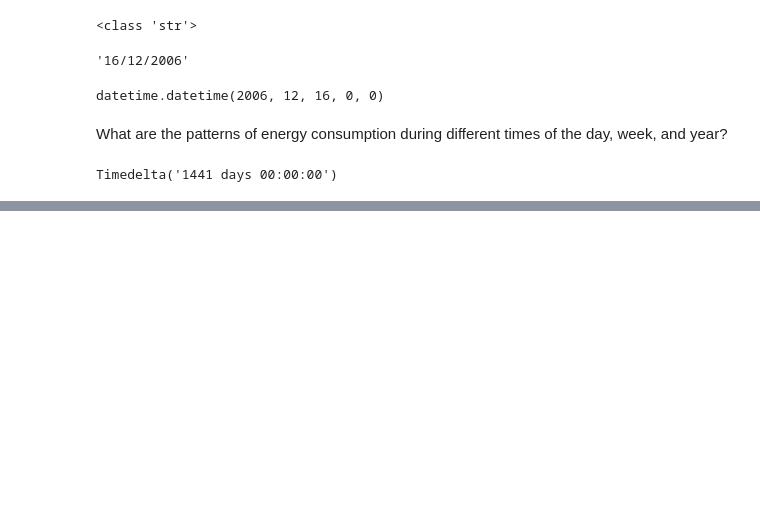
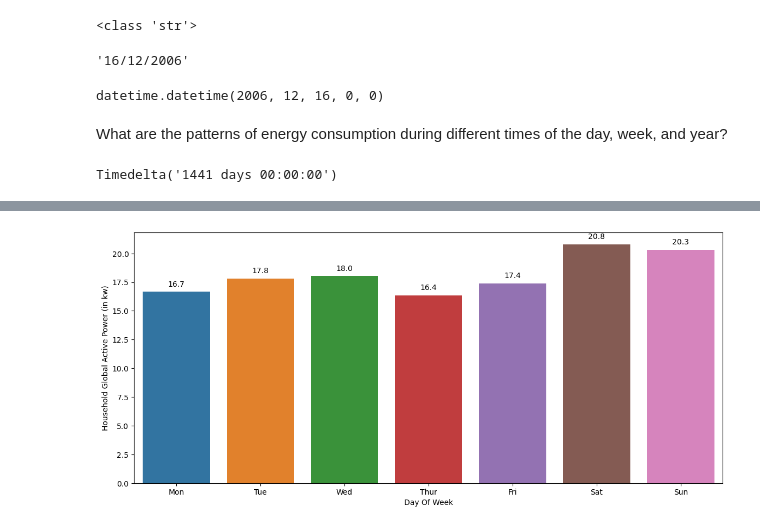
Before and after one commit to darklord-57/darklord, a Jupyter notebook: python/data_analysis/power_consumption/EDA_power_consumption.ipynb, the cells around one changed output, grey strips where cells are left out. Saved outputs shown, nothing was run; the diff lists cells and outputs as text; code cells hidden in the pictures; blank space fills up the shorter version.

```diff
--- a/python/data_analysis/power_consumption/EDA_power_consumption.ipynb
+++ b/python/data_analysis/power_consumption/EDA_power_consumption.ipynb
@@ -187,0 +215,2 @@ plt.show()
+# %%
+dayOfWeek_grp = (df.groupby('dayOfWeek')['Global_active_power'].mean()* 1000 / 60).reset_index()
@@ -187,0 +228,21 @@ plt.show()
+# %%
+days = ['Mon', 'Tue', 'Wed', 'Thur', 'Fri', 'Sat', 'Sun']
+dayOfWeek_grp['dayOfWeek'] = pd.Categorical(dayOfWeek_grp['dayOfWeek'], categories=days, ordered=True)
+dayOfWeek_grp = dayOfWeek_grp.sort_values('dayOfWeek')
+# %%
+fig, ax = plt.subplots(figsize=(14,6))
+
+barplot = sns.barplot(x=dayOfWeek_grp['dayOfWeek'], y=dayOfWeek_grp['Global_active_power'], ax=ax)
+
+plt.xlabel("Day Of Week")
+plt.ylabel('Household Global Active Power (in kw)')
+
+for p in barplot.patches:
+    barplot.annotate(format(p.get_height(), '.1f'),
+                     (p.get_x() + p.get_width() / 2., p.get_height()),
+                     ha = 'center', va = 'center',
+                     xytext = (0, 10),
+                     textcoords = 'offset points')
+plt.show()
+# %% [output]
+[figure, added]
```
Also changed, not shown: parts of 28 cells of this notebook.
